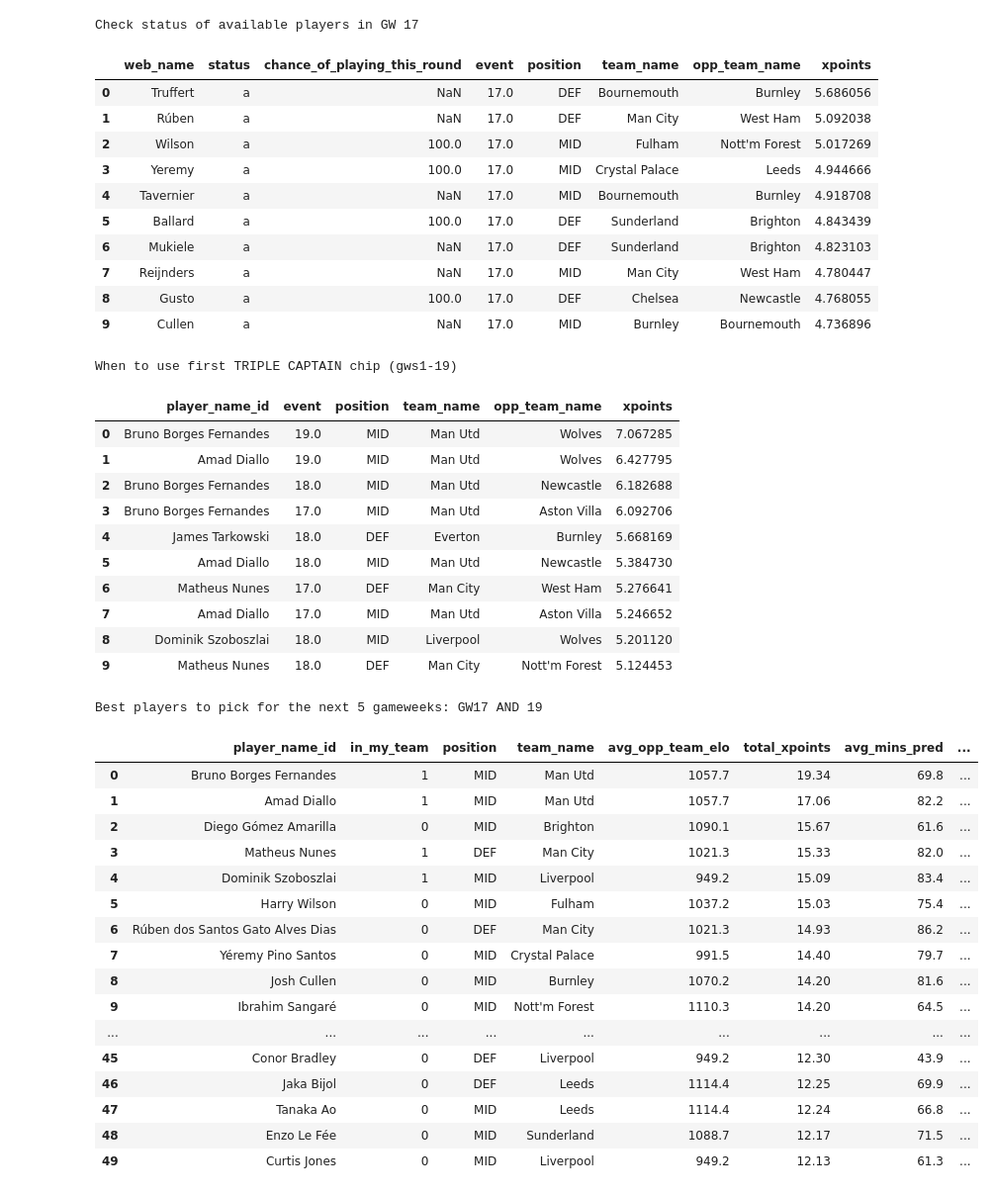
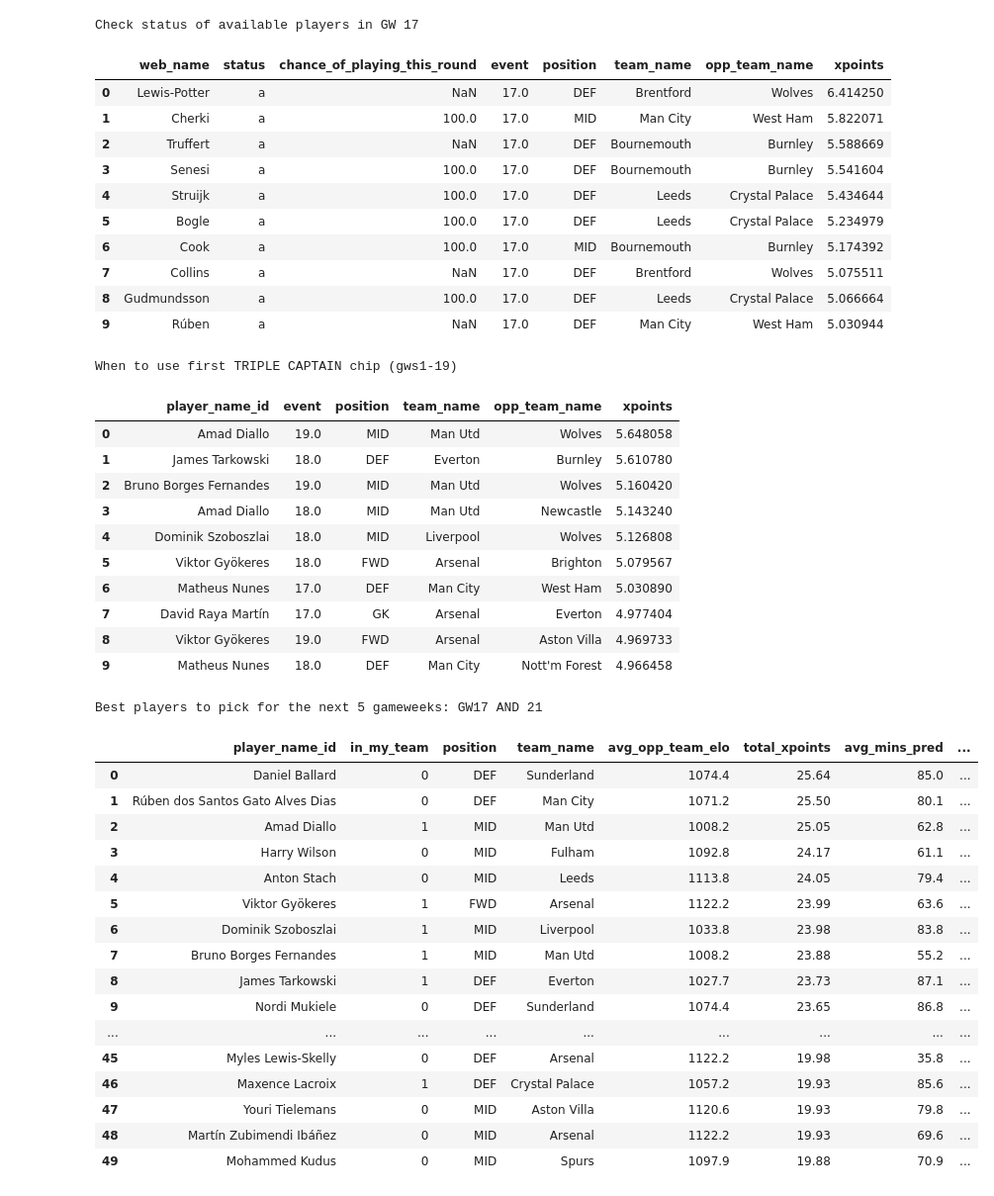
Before and after one commit to chrisimpacts/FPL-Points-Predictor, a Jupyter notebook: TRDL-Team-Analysis.ipynb, the cells around one changed output. Shown: that part at 99% size. Saved outputs shown, nothing was run; the diff lists cells and outputs as text; code cells hidden in the pictures.

```diff
--- a/TRDL-Team-Analysis.ipynb
+++ b/TRDL-Team-Analysis.ipynb
@@ -13,8 +13,8 @@ if __name__ == "__main__":
     fpl_engine = db_creator.get_engine_for("fpl_data_analysis")
 # %%
 #add this info to a settings dict?
-stats_current_gameweek = 16
-picks_current_gameweek = 16
+stats_current_gameweek = 17
+picks_current_gameweek = 17
 current_season = 20252026
 # %%
 print(f"Team Selection - GW {picks_current_gameweek+1}")
@@ -91,16 +91,16 @@ view.head(10)
 # %% [output]
 Check status of available players in GW 17
 |  | web_name | status | chance_of_playing_this_round | event | position | team_name | opp_team_name | xpoints |
-| 0 | Truffert | a | NaN | 17.0 | DEF | Bournemouth | Burnley | 5.686056 |
-| 1 | Rúben | a | NaN | 17.0 | DEF | Man City | West Ham | 5.092038 |
-| 2 | Wilson | a | 100.0 | 17.0 | MID | Fulham | Nott'm Forest | 5.017269 |
-| 3 | Yeremy | a | 100.0 | 17.0 | MID | Crystal Palace | Leeds | 4.944666 |
-| 4 | Tavernier | a | NaN | 17.0 | MID | Bournemouth | Burnley | 4.918708 |
-| 5 | Ballard | a | 100.0 | 17.0 | DEF | Sunderland | Brighton | 4.843439 |
-| 6 | Mukiele | a | NaN | 17.0 | DEF | Sunderland | Brighton | 4.823103 |
-| 7 | Reijnders | a | NaN | 17.0 | MID | Man City | West Ham | 4.780447 |
-| 8 | Gusto | a | 100.0 | 17.0 | DEF | Chelsea | Newcastle | 4.768055 |
-| 9 | Cullen | a | NaN | 17.0 | MID | Burnley | Bournemouth | 4.736896 |
+| 0 | Lewis-Potter | a | NaN | 17.0 | DEF | Brentford | Wolves | 6.414250 |
+| 1 | Cherki | a | 100.0 | 17.0 | MID | Man City | West Ham | 5.822071 |
+| 2 | Truffert | a | NaN | 17.0 | DEF | Bournemouth | Burnley | 5.588669 |
+| 3 | Senesi | a | 100.0 | 17.0 | DEF | Bournemouth | Burnley | 5.541604 |
+| 4 | Struijk | a | 100.0 | 17.0 | DEF | Leeds | Crystal Palace | 5.434644 |
+| 5 | Bogle | a | 100.0 | 17.0 | DEF | Leeds | Crystal Palace | 5.234979 |
+| 6 | Cook | a | 100.0 | 17.0 | MID | Bournemouth | Burnley | 5.174392 |
+| 7 | Collins | a | NaN | 17.0 | DEF | Brentford | Wolves | 5.075511 |
+| 8 | Gudmundsson | a | 100.0 | 17.0 | DEF | Leeds | Crystal Palace | 5.066664 |
+| 9 | Rúben | a | NaN | 17.0 | DEF | Man City | West Ham | 5.030944 |
 # %%
 print("When to use first TRIPLE CAPTAIN chip (gws1-19)")
 view = db_creator.run_sql(f"""
@@ -120,58 +120,58 @@ view.head(10)
 # %% [output]
 When to use first TRIPLE CAPTAIN chip (gws1-19)
 |  | player_name_id | event | position | team_name | opp_team_name | xpoints |
-| 0 | Bruno Borges Fernandes | 19.0 | MID | Man Utd | Wolves | 7.067285 |
-| 1 | Amad Diallo | 19.0 | MID | Man Utd | Wolves | 6.427795 |
-| 2 | Bruno Borges Fernandes | 18.0 | MID | Man Utd | Newcastle | 6.182688 |
-| 3 | Bruno Borges Fernandes | 17.0 | MID | Man Utd | Aston Villa | 6.092706 |
-| 4 | James Tarkowski | 18.0 | DEF | Everton | Burnley | 5.668169 |
-| 5 | Amad Diallo | 18.0 | MID | Man Utd | Newcastle | 5.384730 |
-| 6 | Matheus Nunes | 17.0 | DEF | Man City | West Ham | 5.276641 |
-| 7 | Amad Diallo | 17.0 | MID | Man Utd | Aston Villa | 5.246652 |
-| 8 | Dominik Szoboszlai | 18.0 | MID | Liverpool | Wolves | 5.201120 |
-| 9 | Matheus Nunes | 18.0 | DEF | Man City | Nott'm Forest | 5.124453 |
+| 0 | Amad Diallo | 19.0 | MID | Man Utd | Wolves | 5.648058 |
+| 1 | James Tarkowski | 18.0 | DEF | Everton | Burnley | 5.610780 |
+| 2 | Bruno Borges Fernandes | 19.0 | MID | Man Utd | Wolves | 5.160420 |
+| 3 | Amad Diallo | 18.0 | MID | Man Utd | Newcastle | 5.143240 |
+| 4 | Dominik Szoboszlai | 18.0 | MID | Liverpool | Wolves | 5.126808 |
+| 5 | Viktor Gyökeres | 18.0 | FWD | Arsenal | Brighton | 5.079567 |
+| 6 | Matheus Nunes | 17.0 | DEF | Man City | West Ham | 5.030890 |
+| 7 | David Raya Martín | 17.0 | GK | Arsenal | Everton | 4.977404 |
+| 8 | Viktor Gyökeres | 19.0 | FWD | Arsenal | Aston Villa | 4.969733 |
+| 9 | Matheus Nunes | 18.0 | DEF | Man City | Nott'm Forest | 4.966458 |
 # %%
-print(f"Best players to pick for the next 5 gameweeks: GW{picks_current_gameweek+1} AND {picks_current_gameweek+3}")
+print(f"Best players to pick for the next 5 gameweeks: GW{picks_current_gameweek+1} AND {picks_current_gameweek+5}")
 view = db_creator.run_sql(f"""
     SELECT
         player_name_id,
         in_my_team,
         position,
         team_name,
         ROUND(AVG(opp_team_elo),1) AS avg_opp_team_elo,
         ROUND(SUM(xpoints),2) AS total_xpoints,
         ROUND(AVG(mins_pred),1) AS avg_mins_pred,
         ROUND(AVG(xgp90_pred),3) AS avg_xgp90_pred,
         ROUND(AVG(xap90_pred),3) AS avg_xap90_pred,
         ROUND(AVG(xgcp90_pred),3) AS avg_xgcp90_pred
     FROM predictions
     WHERE (in_any_team = 0 OR in_my_team = 1)
-      AND event BETWEEN {picks_current_gameweek+1} AND {picks_current_gameweek+3}
+      AND event BETWEEN {picks_current_gameweek+1} AND {picks_current_gameweek+5}
       -- AND position = 'DEF'
       -- AND team_name IN ('Arsenal','Man United','Nottm Forest','Brentford','Brighton','Chelsea')
     GROUP BY player_name_id, position, team_name, in_my_team
     ORDER BY total_xpoints DESC
 """)
 view.head(50)
 # %% [output]
-Best players to pick for the next 5 gameweeks: GW17 AND 19
+Best players to pick for the next 5 gameweeks: GW17 AND 21
 |  | player_name_id | in_my_team | position | team_name | avg_opp_team_elo | total_xpoints | avg_mins_pred | ... |
-| 0 | Bruno Borges Fernandes | 1 | MID | Man Utd | 1057.7 | 19.34 | 69.8 | ... |
-| 1 | Amad Diallo | 1 | MID | Man Utd | 1057.7 | 17.06 | 82.2 | ... |
-| 2 | Diego Gómez Amarilla | 0 | MID | Brighton | 1090.1 | 15.67 | 61.6 | ... |
-| 3 | Matheus Nunes | 1 | DEF | Man City | 1021.3 | 15.33 | 82.0 | ... |
-| 4 | Dominik Szoboszlai | 1 | MID | Liverpool | 949.2 | 15.09 | 83.4 | ... |
-| 5 | Harry Wilson | 0 | MID | Fulham | 1037.2 | 15.03 | 75.4 | ... |
-| 6 | Rúben dos Santos Gato Alves Dias | 0 | DEF | Man City | 1021.3 | 14.93 | 86.2 | ... |
-| 7 | Yéremy Pino Santos | 0 | MID | Crystal Palace | 991.5 | 14.40 | 79.7 | ... |
-| 8 | Josh Cullen | 0 | MID | Burnley | 1070.2 | 14.20 | 81.6 | ... |
-| 9 | Ibrahim Sangaré | 0 | MID | Nott'm Forest | 1110.3 | 14.20 | 64.5 | ... |
+| 0 | Daniel Ballard | 0 | DEF | Sunderland | 1074.4 | 25.64 | 85.0 | ... |
+| 1 | Rúben dos Santos Gato Alves Dias | 0 | DEF | Man City | 1071.2 | 25.50 | 80.1 | ... |
+| 2 | Amad Diallo | 1 | MID | Man Utd | 1008.2 | 25.05 | 62.8 | ... |
+| 3 | Harry Wilson | 0 | MID | Fulham | 1092.8 | 24.17 | 61.1 | ... |
+| 4 | Anton Stach | 0 | MID | Leeds | 1113.8 | 24.05 | 79.4 | ... |
+| 5 | Viktor Gyökeres | 1 | FWD | Arsenal | 1122.2 | 23.99 | 63.6 | ... |
+| 6 | Dominik Szoboszlai | 1 | MID | Liverpool | 1033.8 | 23.98 | 83.8 | ... |
+| 7 | Bruno Borges Fernandes | 1 | MID | Man Utd | 1008.2 | 23.88 | 55.2 | ... |
+| 8 | James Tarkowski | 1 | DEF | Everton | 1027.7 | 23.73 | 87.1 | ... |
+| 9 | Nordi Mukiele | 0 | DEF | Sunderland | 1074.4 | 23.65 | 86.8 | ... |
 | ... | ... | ... | ... | ... | ... | ... | ... | ... |
-| 45 | Conor Bradley | 0 | DEF | Liverpool | 949.2 | 12.30 | 43.9 | ... |
-| 46 | Jaka Bijol | 0 | DEF | Leeds | 1114.4 | 12.25 | 69.9 | ... |
-| 47 | Tanaka Ao | 0 | MID | Leeds | 1114.4 | 12.24 | 66.8 | ... |
-| 48 | Enzo Le Fée | 0 | MID | Sunderland | 1088.7 | 12.17 | 71.5 | ... |
-| 49 | Curtis Jones | 0 | MID | Liverpool | 949.2 | 12.13 | 61.3 | ... |
+| 45 | Myles Lewis-Skelly | 0 | DEF | Arsenal | 1122.2 | 19.98 | 35.8 | ... |
+| 46 | Maxence Lacroix | 1 | DEF | Crystal Palace | 1057.2 | 19.93 | 85.6 | ... |
+| 47 | Youri Tielemans | 0 | MID | Aston Villa | 1120.6 | 19.93 | 79.8 | ... |
+| 48 | Martín Zubimendi Ibáñez | 0 | MID | Arsenal | 1122.2 | 19.93 | 69.6 | ... |
+| 49 | Mohammed Kudus | 0 | MID | Spurs | 1097.9 | 19.88 | 70.9 | ... |
 # %%
 print(f"\nBest available players to replace worst in my team: {picks_current_gameweek+1} to 38")#{picks_current_gameweek + 5}
 view = db_creator.run_sql(f"""
```
Also changed, not shown: parts of 5 cells of this notebook, 5 other files.
